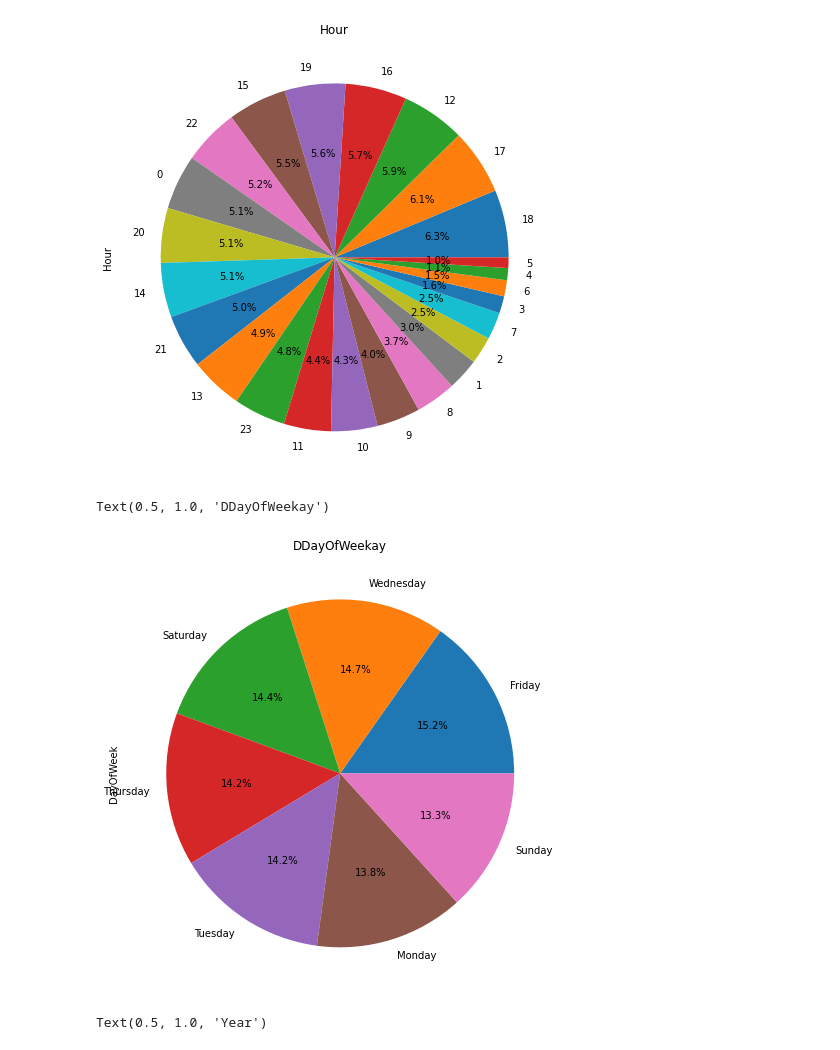
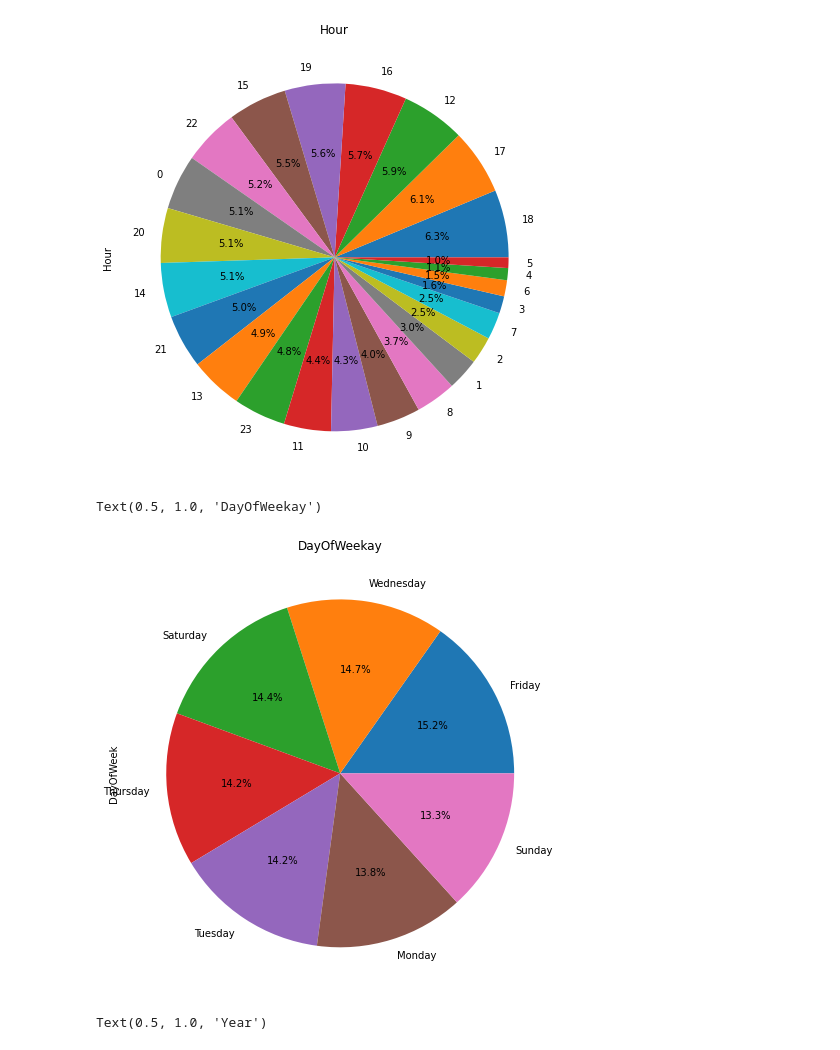
Before and after one commit to Pink-Raccoon/MLDM_KaggleProjekt, a Jupyter notebook: KaggleMiniprojekt.ipynb, the cells around one changed output. Drawn from its saved outputs; the diff is of its cells as text; code cells hidden in the pictures.

```diff
--- a/KaggleMiniprojekt.ipynb
+++ b/KaggleMiniprojekt.ipynb
@@ -92,10 +94,10 @@ Text(0.5, 1.0, 'Hour')
 # %%
 plt.figure(figsize=(15,8))
 train_data['DayOfWeek'].value_counts().plot.pie(autopct='%1.1f%%')
-plt.title('DDayOfWeekay')
+plt.title('DayOfWeekay')
 # %% [output]
-Text(0.5, 1.0, 'DDayOfWeekay')
+Text(0.5, 1.0, 'DayOfWeekay')
-[figure, old version]
+[figure, new version]
 # %%
 plt.figure(figsize=(15,8))
 train_data['Year'].value_counts().plot.pie(autopct='%1.1f%%')
```
Also changed, not shown: parts of 4 cells of this notebook.
